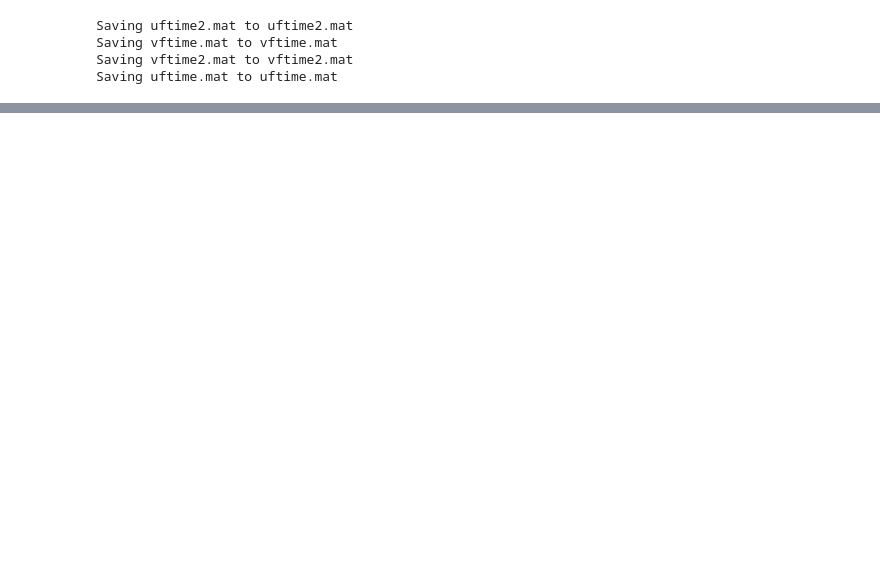
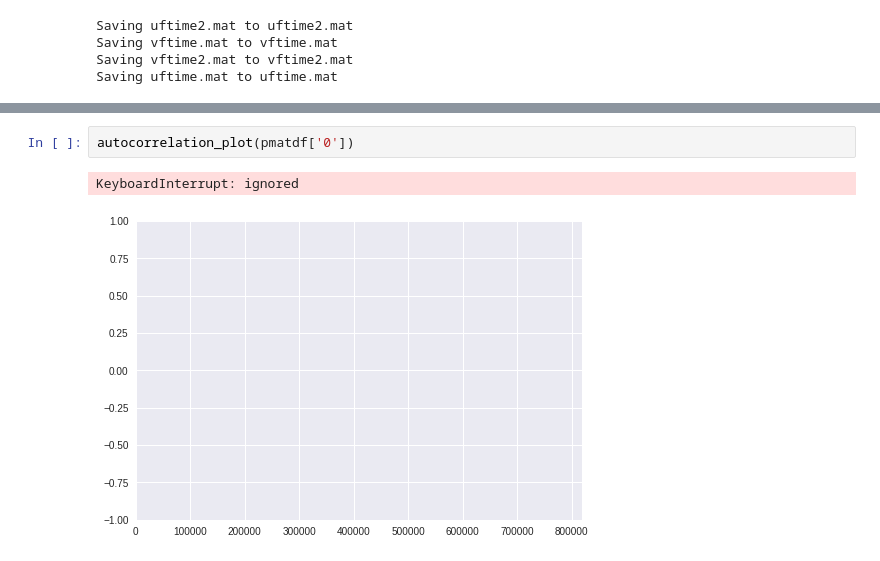
Before and after one commit to arvindnswamy/BoundaryLayers, a Jupyter notebook: WorkingWithTurbulenceData.ipynb, the cells around one changed output, grey strips where cells are left out. Drawn from its saved outputs; the diff is of its cells as text; blank space fills up the shorter version.

```diff
--- a/WorkingWithTurbulenceData.ipynb
+++ b/WorkingWithTurbulenceData.ipynb
@@ -24,0 +126,5 @@ Saving uftime.mat to uftime.mat
+# %%
+autocorrelation_plot(pmatdf['0'])
+# %% [output]
+KeyboardInterrupt: ignored
+[figure, added]
```
Also changed, not shown: parts of 13 cells of this notebook.
